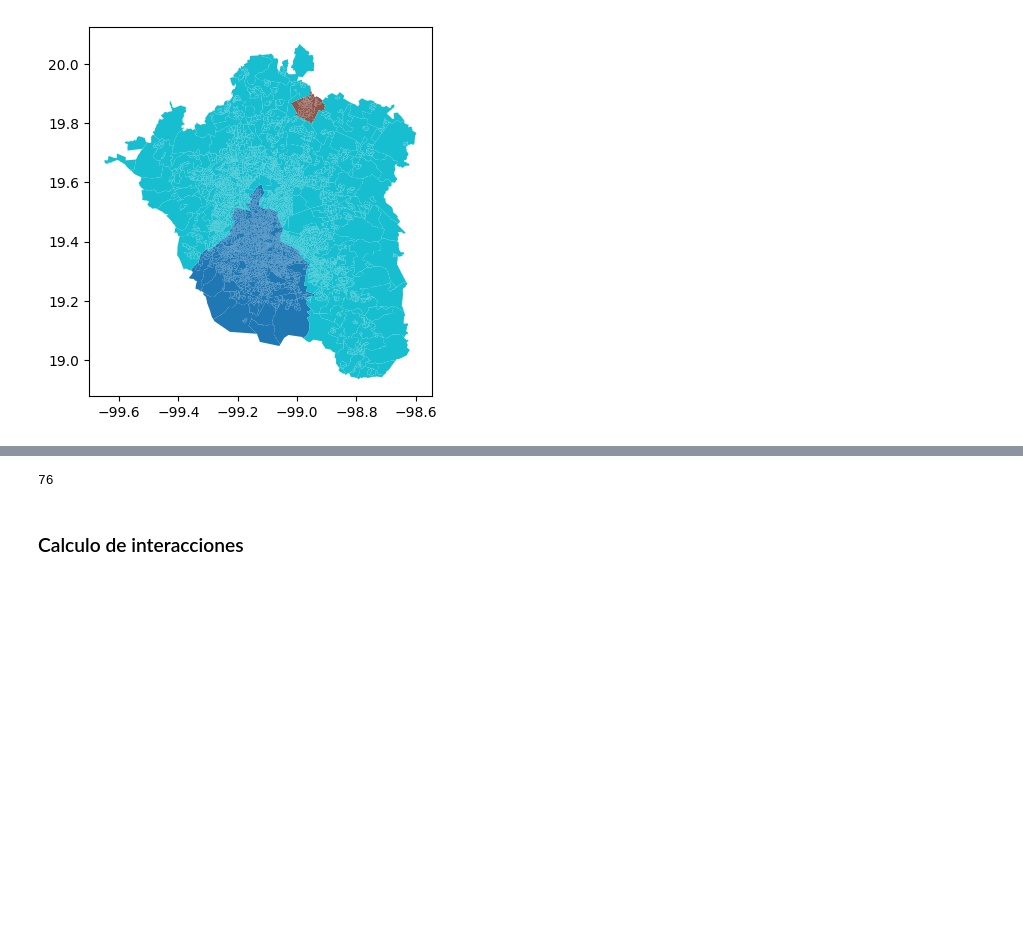
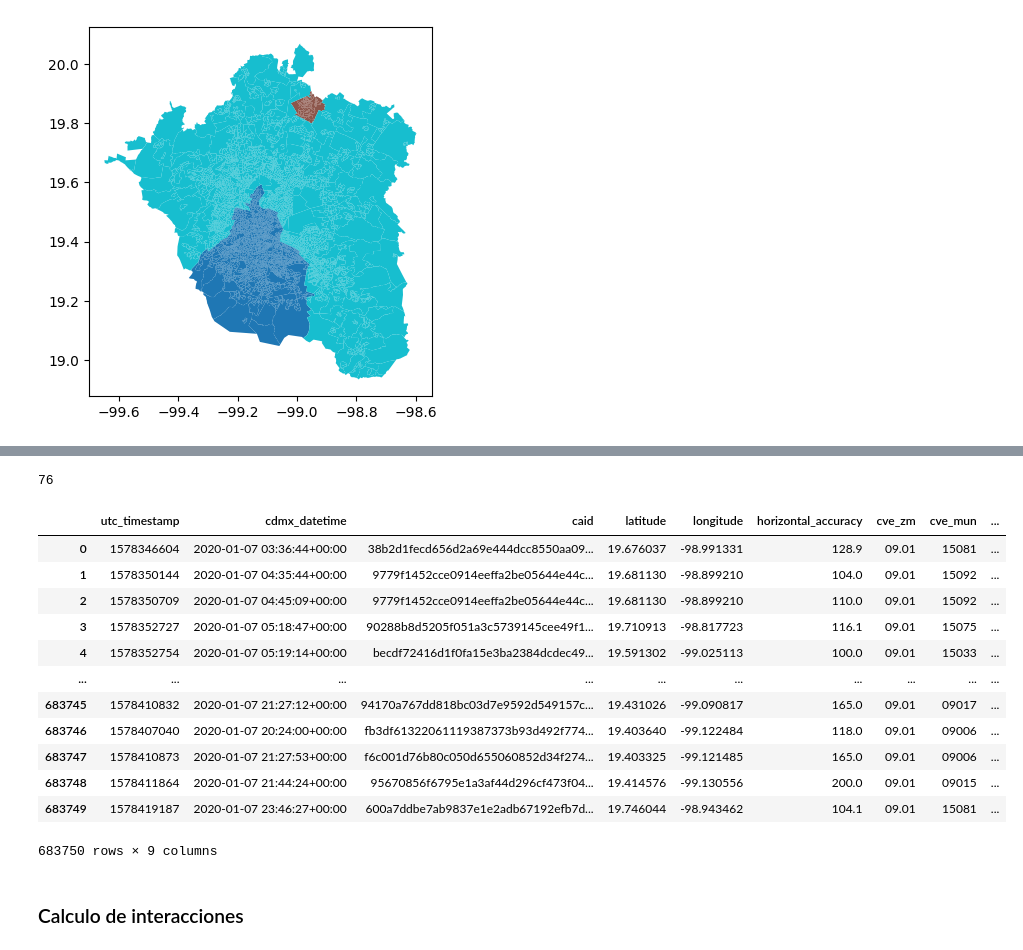
Before and after one commit to hemora/epiteam-network-etl-functions, a Jupyter notebook: notebooks/TotalPingsInZVM.ipynb, the cells around one changed output, grey strips where cells are left out. Cells and saved outputs as stored; diff of their text form; code cells hidden in the pictures; blank space fills up the shorter version.

```diff
--- a/notebooks/TotalPingsInZVM.ipynb
+++ b/notebooks/TotalPingsInZVM.ipynb
@@ -115,4 +122,6 @@ dates
 # %%
+# Se leen los dataframes correspondientes al rango de fechas anterior y se seleccionan
+# aquellos registros que presentan la fecha de interés y horizontal_accuracy >= 100
 dfs = []
 
 for d in dates:
@@ -138,7 +147,7 @@ for d in dates:
         , latitude, longitude, horizontal_accuracy
     FROM with_cdmx_datetime
     WHERE STRFTIME(cdmx_datetime, '%Y-%m-%d') = '{YEAR}-{MONTH}-{DAY}'
-        AND horizontal_accuracy >= 100
+        AND horizontal_accuracy >= 100 -- AQUÍ HAY UN FILTRO
     """).df()
 
     if not result.empty:
@@ -220,4 +227,0 @@ WHERE cve_mun IS NOT NULL
-# %%
-len(pings_in_ZVM["cve_mun"].unique())
-# %% [output]
-76
@@ -224 +237,6 @@ len(pings_in_ZVM["cve_mun"].unique())
+# %%
+# Podemos ver que todos las zonas están representadas
+len(pings_in_ZVM["cve_mun"].unique())
+# %% [output]
+76
 # %%
@@ -225,5 +244,21 @@ len(pings_in_ZVM["cve_mun"].unique())
 pings_in_ZVM["h3index_15"] = pings_in_ZVM[["latitude", "longitude"]] \
     .apply(lambda x : h3.geo_to_h3(x["latitude"], x["longitude"], 15), axis=1)
+# %%
+pings_in_ZVM
+# %% [output]
+|  | utc_timestamp | cdmx_datetime | caid | latitude | longitude | horizontal_accuracy | cve_zm | cve_mun | ... |
+| 0 | 1578346604 | 2020-01-07 03:36:44+00:00 | 38b2d1fecd656d2a69e444dcc8550aa09... | 19.676037 | -98.991331 | 128.9 | 09.01 | 15081 | ... |
+| 1 | 1578350144 | 2020-01-07 04:35:44+00:00 | 9779f1452cce0914eeffa2be05644e44c... | 19.681130 | -98.899210 | 104.0 | 09.01 | 15092 | ... |
+| 2 | 1578350709 | 2020-01-07 04:45:09+00:00 | 9779f1452cce0914eeffa2be05644e44c... | 19.681130 | -98.899210 | 110.0 | 09.01 | 15092 | ... |
+| 3 | 1578352727 | 2020-01-07 05:18:47+00:00 | 90288b8d5205f051a3c5739145cee49f1... | 19.710913 | -98.817723 | 116.1 | 09.01 | 15075 | ... |
+| 4 | 1578352754 | 2020-01-07 05:19:14+00:00 | becdf72416d1f0fa15e3ba2384dcdec49... | 19.591302 | -99.025113 | 100.0 | 09.01 | 15033 | ... |
+| ... | ... | ... | ... | ... | ... | ... | ... | ... | ... |
+| 683745 | 1578410832 | 2020-01-07 21:27:12+00:00 | 94170a767dd818bc03d7e9592d549157c... | 19.431026 | -99.090817 | 165.0 | 09.01 | 09017 | ... |
+| 683746 | 1578407040 | 2020-01-07 20:24:00+00:00 | fb3df61322061119387373b93d492f774... | 19.403640 | -99.122484 | 118.0 | 09.01 | 09006 | ... |
+| 683747 | 1578410873 | 2020-01-07 21:27:53+00:00 | f6c001d76b80c050d655060852d34f274... | 19.403325 | -99.121485 | 165.0 | 09.01 | 09006 | ... |
+| 683748 | 1578411864 | 2020-01-07 21:44:24+00:00 | 95670856f6795e1a3af44d296cf473f04... | 19.414576 | -99.130556 | 200.0 | 09.01 | 09015 | ... |
+| 683749 | 1578419187 | 2020-01-07 23:46:27+00:00 | 600a7ddbe7ab9837e1e2adb67192efb7d... | 19.746044 | -98.943462 | 104.1 | 09.01 | 15081 | ... |
+683750 rows × 9 columns
 # %% [markdown]
 ### Calculo de interacciones
 # %%
```
Also changed, not shown: parts of 20 cells of this notebook.
